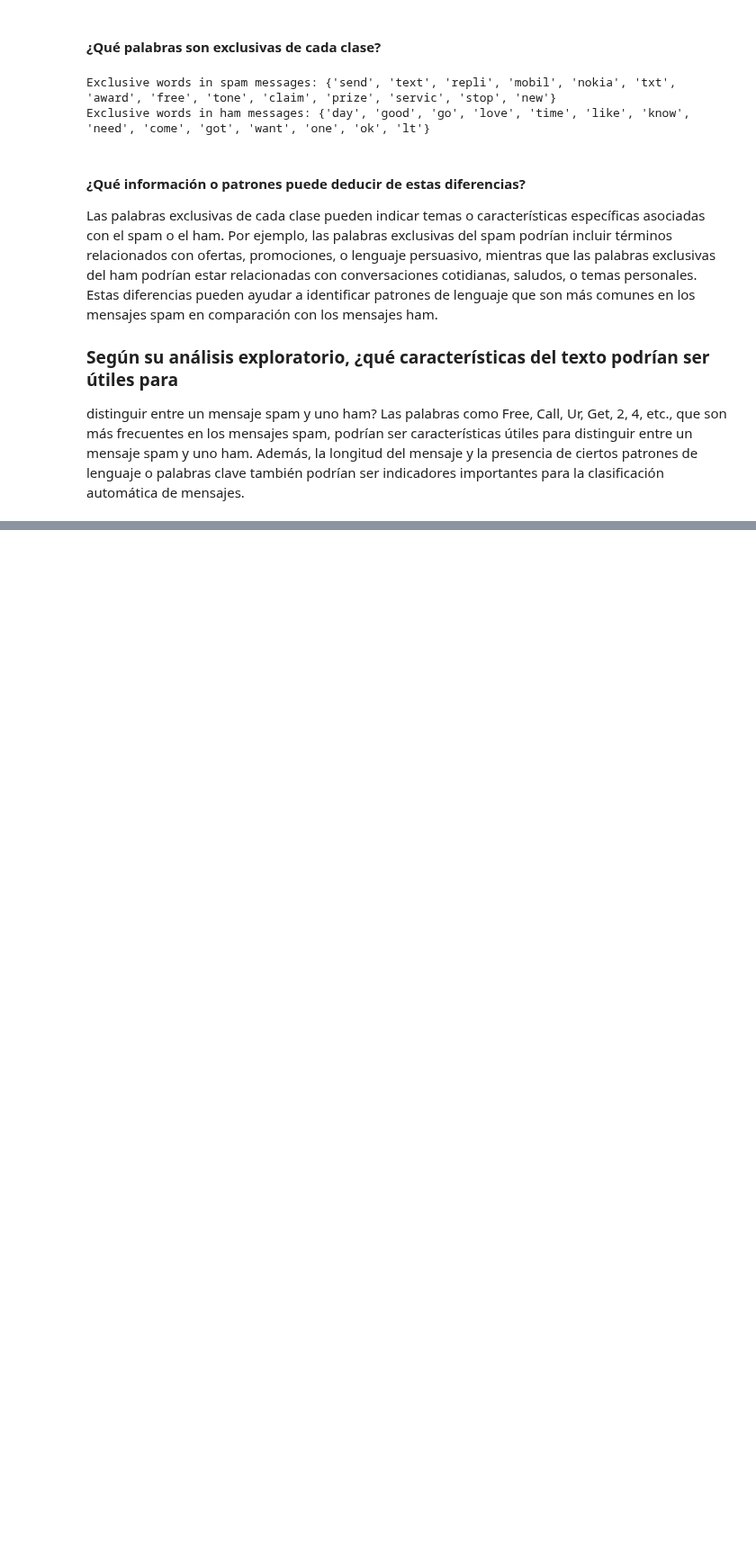
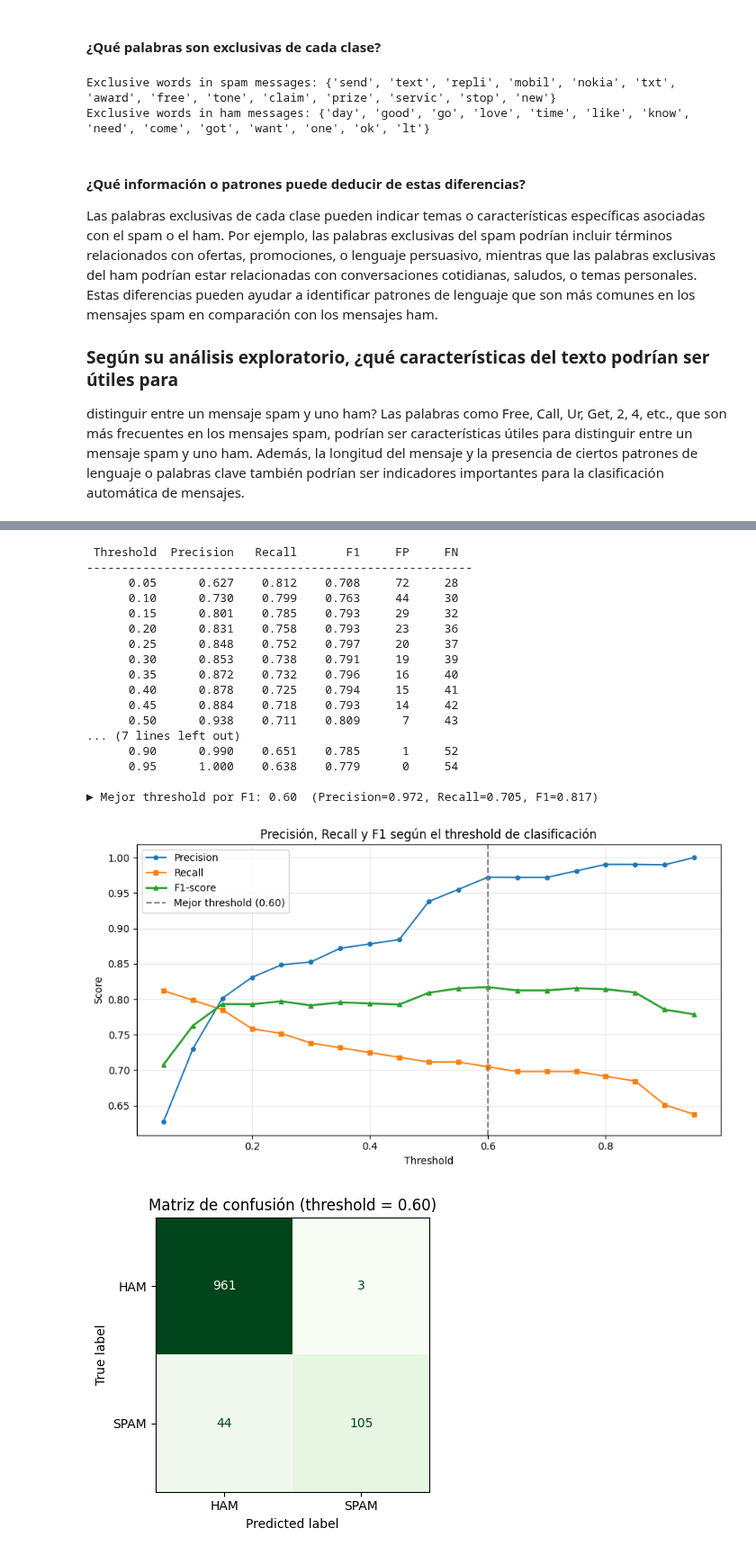
Before and after one commit to Brariv/Spam-Ham, a Jupyter notebook: Lab6.ipynb, the cells around one changed output, grey strips where cells are left out. Shown at 90% size. Drawn from its saved outputs; the diff is of its cells as text; code cells hidden in the pictures; blank space fills up the shorter version.

```diff
--- a/Lab6.ipynb
+++ b/Lab6.ipynb
@@ -326,0 +579,65 @@ Las palabras como Free, Call, Ur, Get, 2, 4, etc., que son más frecuentes en lo
+# %%
+# ── Exploración de thresholds ────────────────────────────────────────────────
+thresholds = np.arange(0.05, 1.0, 0.05)
+precisions, recalls, f1s = [], [], []
+
+print(f"{'Threshold':>10} {'Precision':>10} {'Recall':>8} {'F1':>8}  {'FP':>5}  {'FN':>5}")
+print("-" * 55)
+for t in thresholds:
+    yp = (y_probs >= t).astype(int)
+    p  = precision_score(y_true, yp, zero_division=0)
+    r  = recall_score(y_true, yp, zero_division=0)
+    f1 = f1_score(y_true, yp, zero_division=0)
+    _, fp_t, fn_t, _ = confusion_matrix(y_true, yp, labels=[0,1]).ravel()
+    precisions.append(p); recalls.append(r); f1s.append(f1)
+    print(f"{t:>10.2f} {p:>10.3f} {r:>8.3f} {f1:>8.3f}  {fp_t:>5}  {fn_t:>5}")
+
+best_idx = int(np.argmax(f1s))
+best_t   = thresholds[best_idx]
+print(f"\n► Mejor threshold por F1: {best_t:.2f}  "
+      f"(Precision={precisions[best_idx]:.3f}, Recall={recalls[best_idx]:.3f}, F1={f1s[best_idx]:.3f})")
+
+# ── Gráfica ──────────────────────────────────────────────────────────────────
+plt.figure(figsize=(9, 5))
+plt.plot(thresholds, precisions, label="Precision", marker="o", markersize=4)
+plt.plot(thresholds, recalls,   label="Recall",    marker="s", markersize=4)
+plt.plot(thresholds, f1s,       label="F1-score",  marker="^", markersize=4, linewidth=2)
+plt.axvline(best_t, color="gray", linestyle="--", label=f"Mejor threshold ({best_t:.2f})")
+plt.xlabel("Threshold")
+plt.ylabel("Score")
+plt.title("Precisión, Recall y F1 según el threshold de clasificación")
+plt.legend()
+plt.grid(True, alpha=0.3)
+plt.tight_layout()
+plt.show()
+
+# ── Mostrar matriz de confusión con el mejor threshold ───────────────────────
+y_pred_best = (y_probs >= best_t).astype(int)
+cm_best = confusion_matrix(y_true, y_pred_best)
+fig, ax = plt.subplots(figsize=(5, 4))
+ConfusionMatrixDisplay(confusion_matrix=cm_best, display_labels=["HAM", "SPAM"]).plot(
+    ax=ax, colorbar=False, cmap="Greens"
+)
+ax.set_title(f"Matriz de confusión (threshold = {best_t:.2f})")
+plt.tight_layout()
+plt.show()
+# %% [output]
+ Threshold  Precision   Recall       F1     FP     FN
+-------------------------------------------------------
+      0.05      0.627    0.812    0.708     72     28
+      0.10      0.730    0.799    0.763     44     30
+      0.15      0.801    0.785    0.793     29     32
+      0.20      0.831    0.758    0.793     23     36
+      0.25      0.848    0.752    0.797     20     37
+      0.30      0.853    0.738    0.791     19     39
+      0.35      0.872    0.732    0.796     16     40
+      0.40      0.878    0.725    0.794     15     41
+      0.45      0.884    0.718    0.793     14     42
+      0.50      0.938    0.711    0.809      7     43
+... (7 lines left out)
+      0.90      0.990    0.651    0.785      1     52
+      0.95      1.000    0.638    0.779      0     54
+
+► Mejor threshold por F1: 0.60  (Precision=0.972, Recall=0.705, F1=0.817)
+[figure, added]
+[figure, added]
```
Also changed, not shown: parts of 9 cells of this notebook, 5 other files.
